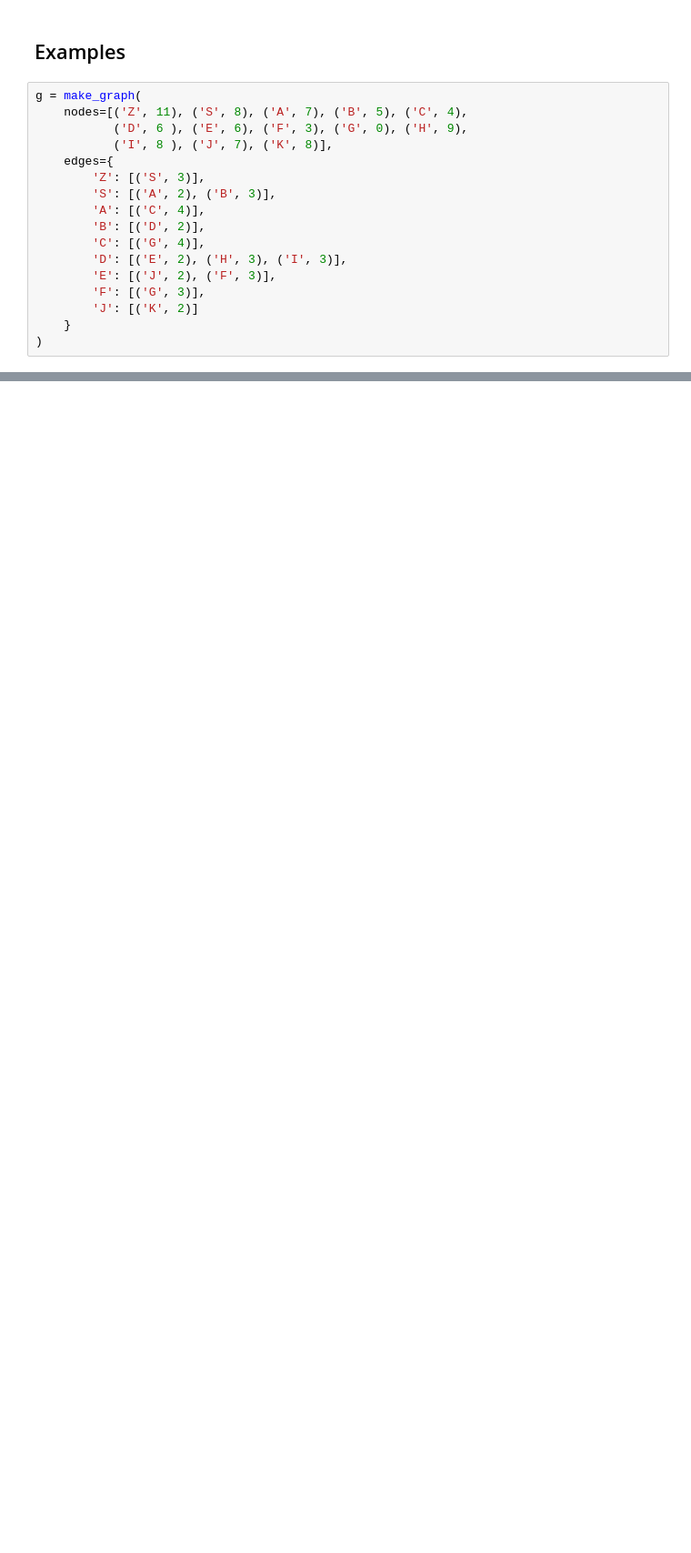
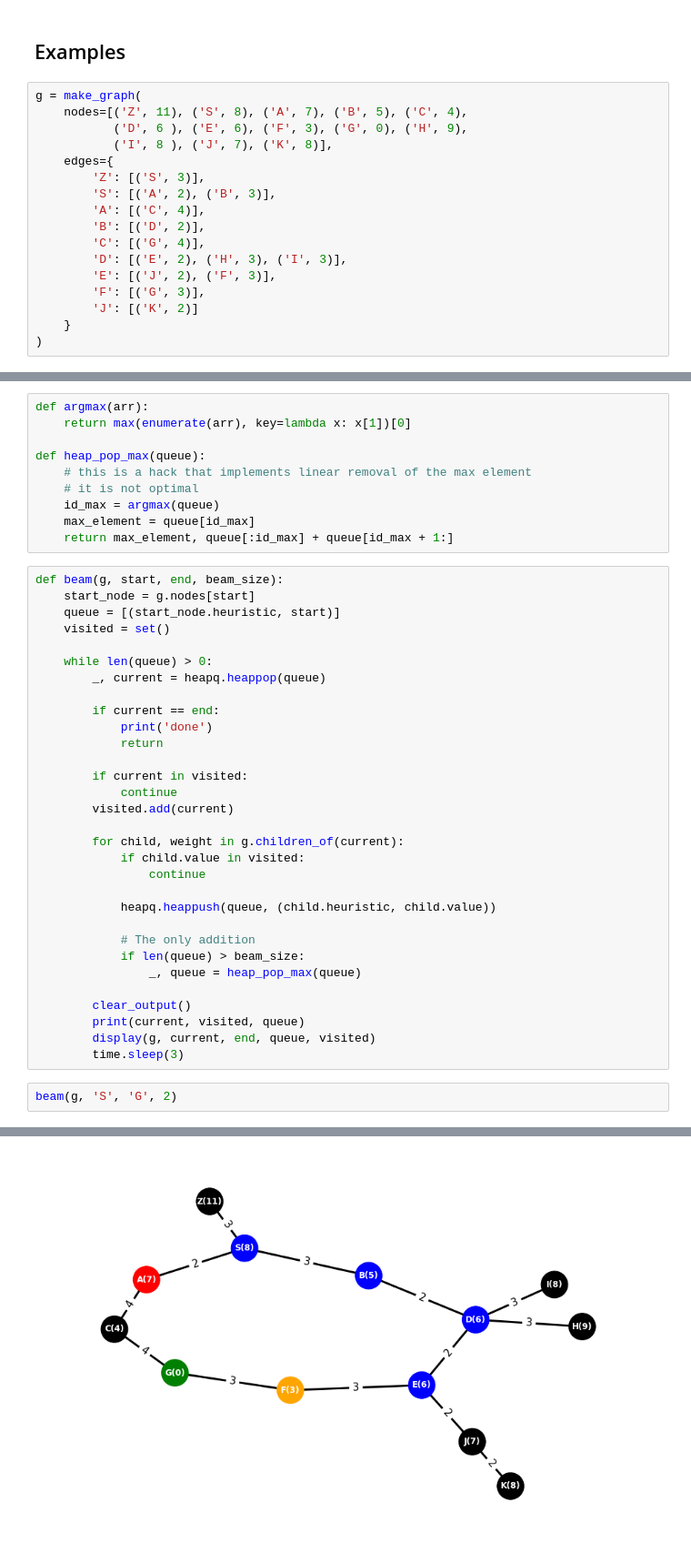
Before and after one commit to ichko/fmi-ai-2122, a Jupyter notebook: week-02.ipynb, the cells around one changed output, grey strips where cells are left out. Shown at 91% size. Saved outputs shown, nothing was run; the diff lists cells and outputs as text; blank space fills up the shorter version.

```diff
--- a/week-02.ipynb
+++ b/week-02.ipynb
@@ -155,0 +206,44 @@ nx
+# %%
+def argmax(arr):
+    return max(enumerate(arr), key=lambda x: x[1])[0]
+
+def heap_pop_max(queue):
+    # this is a hack that implements linear removal of the max element
+    # it is not optimal
+    id_max = argmax(queue)
+    max_element = queue[id_max]
+    return max_element, queue[:id_max] + queue[id_max + 1:]
+# %%
+def beam(g, start, end, beam_size):
+    start_node = g.nodes[start]
+    queue = [(start_node.heuristic, start)]
+    visited = set()
+
+    while len(queue) > 0:
+        _, current = heapq.heappop(queue)
+
+        if current == end:
+            print('done')
+            return
+
+        if current in visited:
+            continue
+        visited.add(current)
+
+        for child, weight in g.children_of(current):
+            if child.value in visited:
+                continue
+
+            heapq.heappush(queue, (child.heuristic, child.value))
+
+            # The only addition
+            if len(queue) > beam_size:
+                _, queue = heap_pop_max(queue)
+
+        clear_output()
+        print(current, visited, queue)
+        display(g, current, end, queue, visited)
+        time.sleep(3)
+# %%
+beam(g, 'S', 'G', 2)
+# %% [output]
@@ -155,0 +251 @@ nx
+[figure, added]
```
Also changed, not shown: parts of 35 cells of this notebook, 1 other file.
